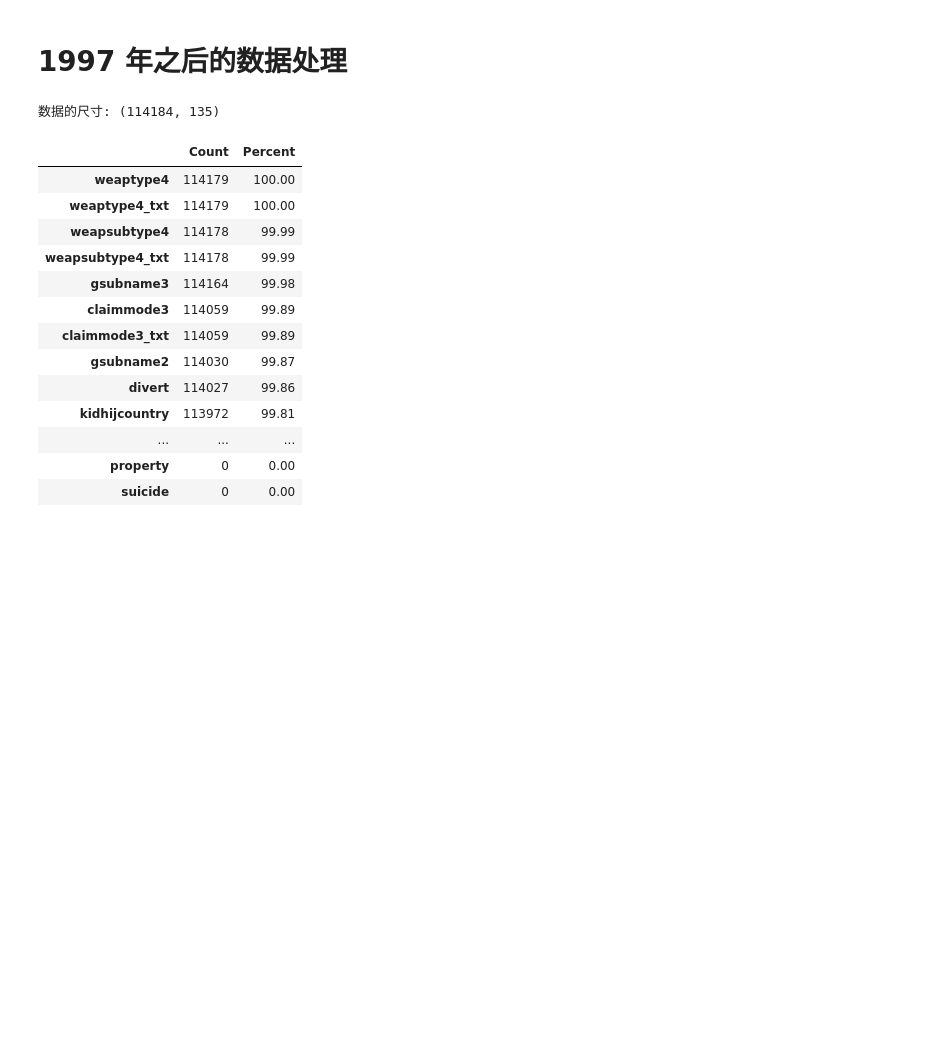
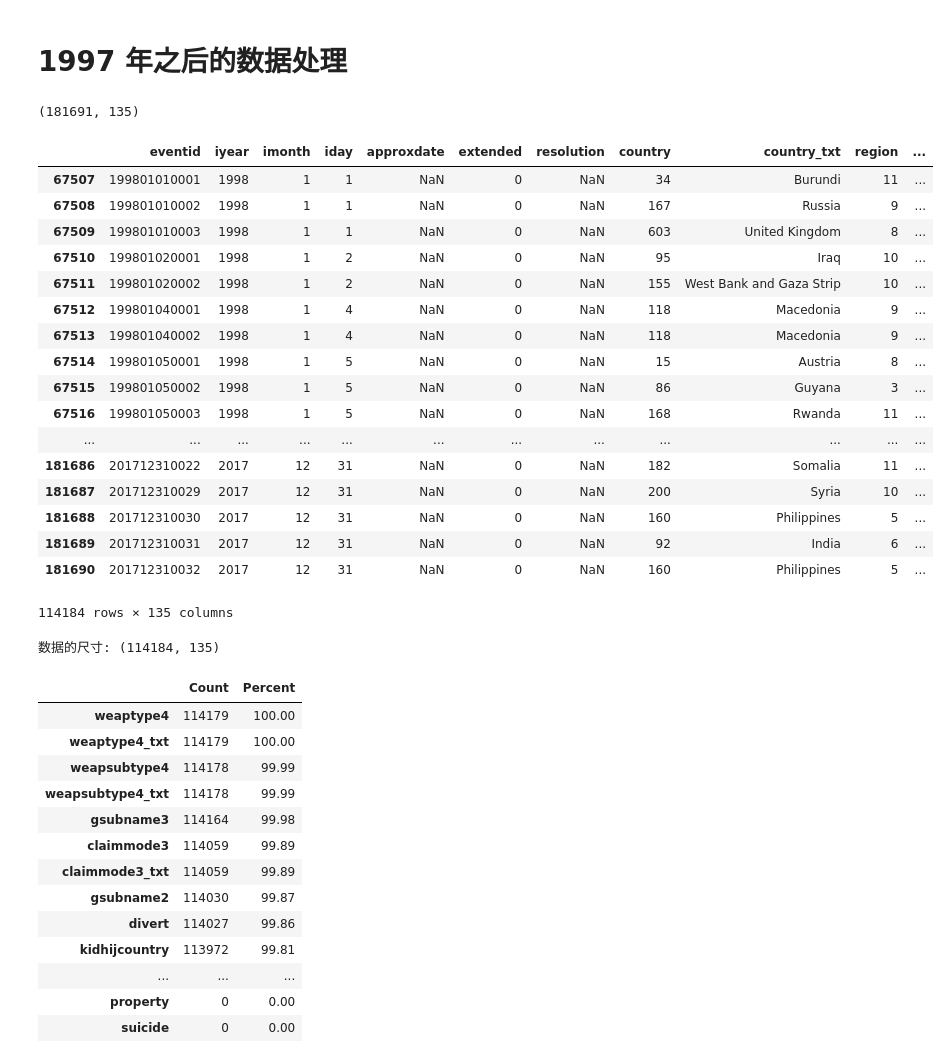
Before and after one commit to XNoteW/Note, a Jupyter notebook: GTD/01_数据预处理终版.ipynb, the cells around one changed output. Drawn from its saved outputs; the diff is of its cells as text; code cells hidden in the pictures; blank space fills up the shorter version.

```diff
--- a/GTD/01_数据预处理终版.ipynb
+++ b/GTD/01_数据预处理终版.ipynb
@@ -131,8 +131,33 @@ gtd_1997.to_hdf('./data/gtd_1997.h5', 'gtd_1997')
 # 1997 年之后的数据处理
 # %%
 df = pd.read_csv('data/globalterrorismdb_0718dist.csv', encoding='ISO-8859-1', low_memory=False)  # 载入数据
+# %%
+df.shape
+# %% [output]
+(181691, 135)
 # %%
 gtd_df = df.query('iyear>1997')
+
+gtd_df
+# %% [output]
+|  | eventid | iyear | imonth | iday | approxdate | extended | resolution | country | country_txt | region | ... |
+| 67507 | 199801010001 | 1998 | 1 | 1 | NaN | 0 | NaN | 34 | Burundi | 11 | ... |
+| 67508 | 199801010002 | 1998 | 1 | 1 | NaN | 0 | NaN | 167 | Russia | 9 | ... |
+| 67509 | 199801010003 | 1998 | 1 | 1 | NaN | 0 | NaN | 603 | United Kingdom | 8 | ... |
+| 67510 | 199801020001 | 1998 | 1 | 2 | NaN | 0 | NaN | 95 | Iraq | 10 | ... |
+| 67511 | 199801020002 | 1998 | 1 | 2 | NaN | 0 | NaN | 155 | West Bank and Gaza Strip | 10 | ... |
+| 67512 | 199801040001 | 1998 | 1 | 4 | NaN | 0 | NaN | 118 | Macedonia | 9 | ... |
+| 67513 | 199801040002 | 1998 | 1 | 4 | NaN | 0 | NaN | 118 | Macedonia | 9 | ... |
+| 67514 | 199801050001 | 1998 | 1 | 5 | NaN | 0 | NaN | 15 | Austria | 8 | ... |
+| 67515 | 199801050002 | 1998 | 1 | 5 | NaN | 0 | NaN | 86 | Guyana | 3 | ... |
+| 67516 | 199801050003 | 1998 | 1 | 5 | NaN | 0 | NaN | 168 | Rwanda | 11 | ... |
+| ... | ... | ... | ... | ... | ... | ... | ... | ... | ... | ... | ... |
+| 181686 | 201712310022 | 2017 | 12 | 31 | NaN | 0 | NaN | 182 | Somalia | 11 | ... |
+| 181687 | 201712310029 | 2017 | 12 | 31 | NaN | 0 | NaN | 200 | Syria | 10 | ... |
+| 181688 | 201712310030 | 2017 | 12 | 31 | NaN | 0 | NaN | 160 | Philippines | 5 | ... |
+| 181689 | 201712310031 | 2017 | 12 | 31 | NaN | 0 | NaN | 92 | India | 6 | ... |
+| 181690 | 201712310032 | 2017 | 12 | 31 | NaN | 0 | NaN | 160 | Philippines | 5 | ... |
+114184 rows × 135 columns
 # %%
 # total no of columns and rows present in data
 print("数据的尺寸:",gtd_df.shape)
```
Also changed, not shown: parts of 27 cells of this notebook, 1 other file.
